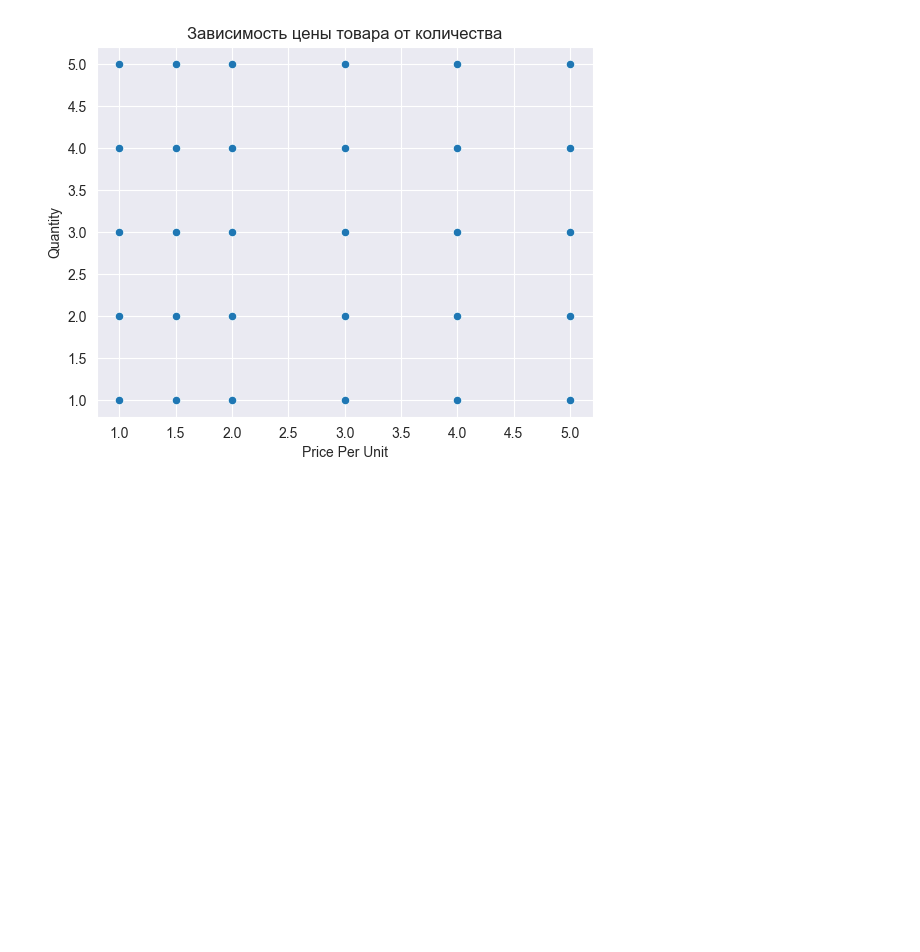
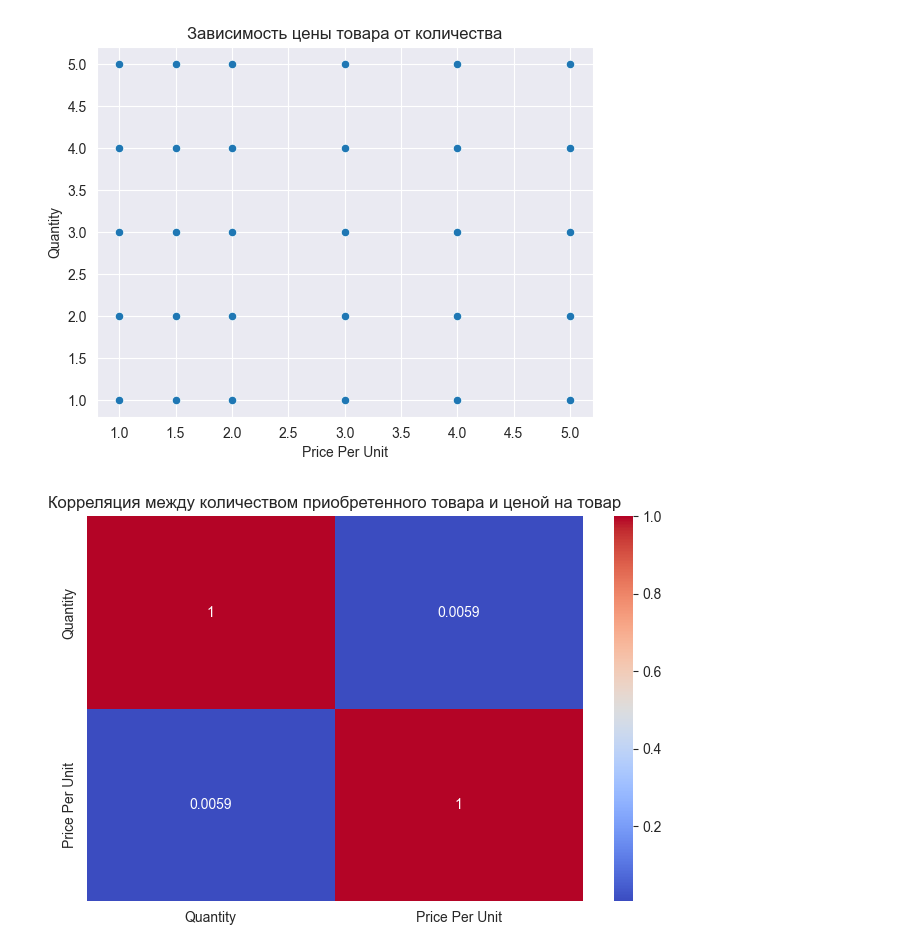
Before and after one commit to Dima1803Mel/Cafe_Sales, a Jupyter notebook: cafe_sales.ipynb, the cells around one changed output. Saved outputs shown, nothing was run; the diff lists cells and outputs as text; code cells hidden in the pictures; blank space fills up the shorter version.

Commit message:
update EDA add corr

```diff
--- a/cafe_sales.ipynb
+++ b/cafe_sales.ipynb
@@ -437,3 +437,11 @@ plt.title('Зависимость цены товара от количеств
 plt.show()
 # %% [output]
 [figure]
+# %%
+corr = df[['Quantity', 'Price Per Unit']].corr()
+plt.figure(figsize=(8, 5))
+sns.heatmap(corr, annot=True, cmap='coolwarm')
+plt.title('Корреляция между количеством приобретенного товара и ценой на товар')
+plt.show()
+# %% [output]
+[figure, added]
```
